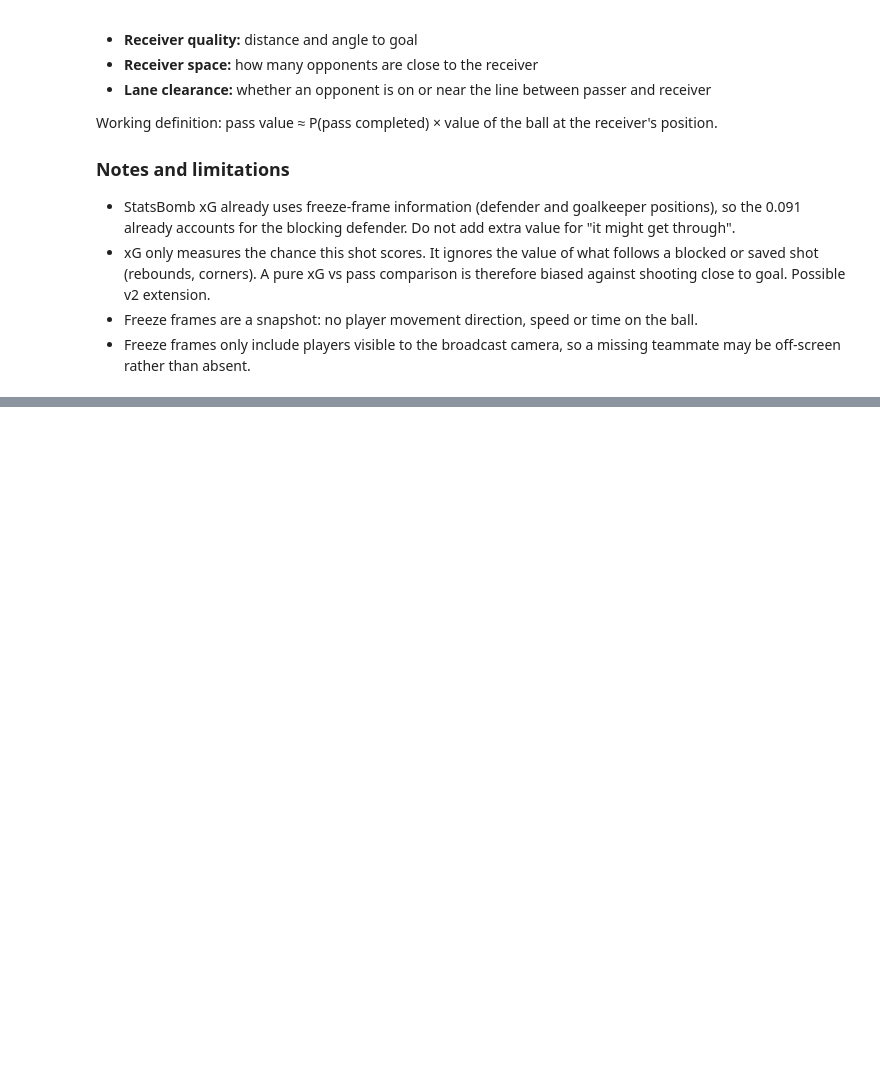
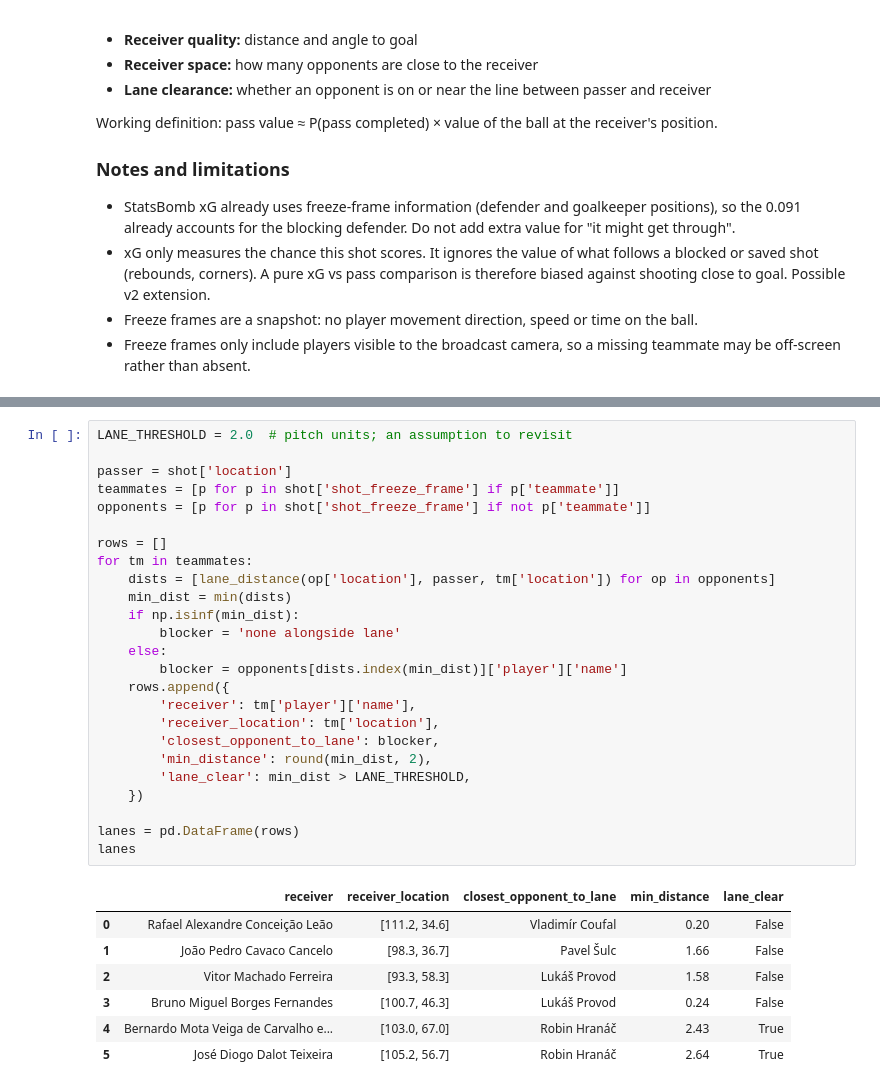
Before and after one commit to ssmith0202/shot-vs-pass, a Jupyter notebook: 01_explore_data.ipynb, the cells around one changed output, grey strips where cells are left out. Cells and saved outputs as stored; diff of their text form; blank space fills up the shorter version.

```diff
--- a/01_explore_data.ipynb
+++ b/01_explore_data.ipynb
@@ -252,0 +330,33 @@ Working definition: pass value ≈ P(pass completed) × value of the ball at the
+# %%
+LANE_THRESHOLD = 2.0  # pitch units; an assumption to revisit
+
+passer = shot['location']
+teammates = [p for p in shot['shot_freeze_frame'] if p['teammate']]
+opponents = [p for p in shot['shot_freeze_frame'] if not p['teammate']]
+
+rows = []
+for tm in teammates:
+    dists = [lane_distance(op['location'], passer, tm['location']) for op in opponents]
+    min_dist = min(dists)
+    if np.isinf(min_dist):
+        blocker = 'none alongside lane'
+    else:
+        blocker = opponents[dists.index(min_dist)]['player']['name']
+    rows.append({
+        'receiver': tm['player']['name'],
+        'receiver_location': tm['location'],
+        'closest_opponent_to_lane': blocker,
+        'min_distance': round(min_dist, 2),
+        'lane_clear': min_dist > LANE_THRESHOLD,
+    })
+
+lanes = pd.DataFrame(rows)
+lanes
+# %% [output]
+|  | receiver | receiver_location | closest_opponent_to_lane | min_distance | lane_clear |
+| 0 | Rafael Alexandre Conceição Leão | [111.2, 34.6] | Vladimír Coufal | 0.20 | False |
+| 1 | João Pedro Cavaco Cancelo | [98.3, 36.7] | Pavel Šulc | 1.66 | False |
+| 2 | Vitor Machado Ferreira | [93.3, 58.3] | Lukáš Provod | 1.58 | False |
+| 3 | Bruno Miguel Borges Fernandes | [100.7, 46.3] | Lukáš Provod | 0.24 | False |
+| 4 | Bernardo Mota Veiga de Carvalho e... | [103.0, 67.0] | Robin Hranáč | 2.43 | True |
+| 5 | José Diogo Dalot Teixeira | [105.2, 56.7] | Robin Hranáč | 2.64 | True |
```
Also changed, not shown: parts of 6 cells of this notebook.
